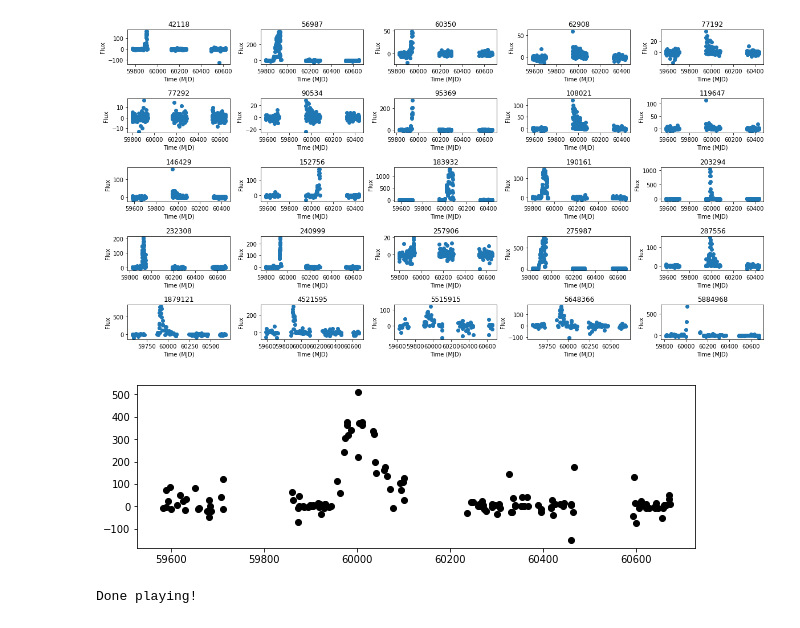
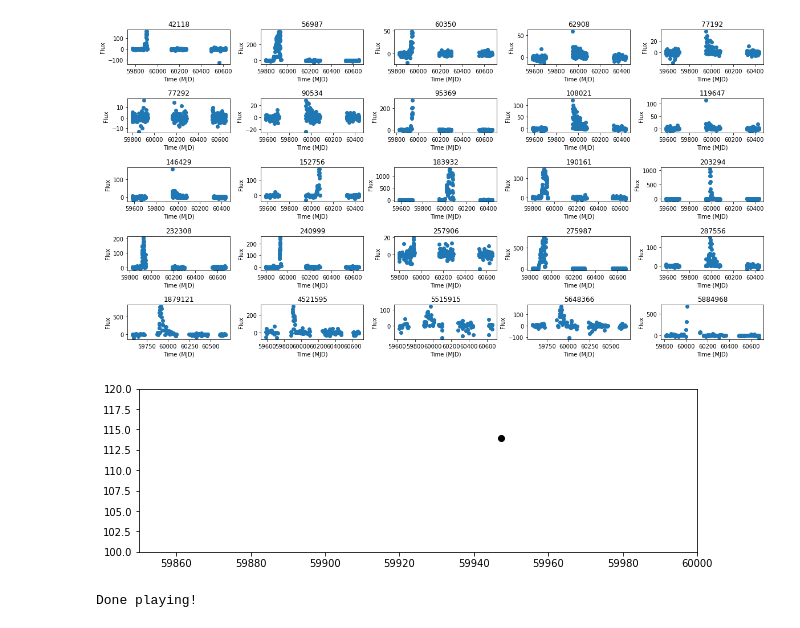
Before and after one commit to fedhere/LSSTsound, a Jupyter notebook: SNIBCsonify.ipynb, the cells around one changed output. Saved outputs shown, nothing was run; the diff lists cells and outputs as text; code cells hidden in the pictures.

```diff
--- a/SNIBCsonify.ipynb
+++ b/SNIBCsonify.ipynb
@@ -51,13 +51,17 @@ SNIBCinData
 #print(middleUniq.shape[0])
 #middleData
 # %%
-def plotObject(objectID):
+def plotObject(objectID, x0=None, x1=None, y0=None, y1=None):
     objData = SNIBCinData["object_id"].isin([objectID])
     objFiltered = SNIBCinData[objData]
     timeValue = objFiltered["mjd"]
     fluxValue = objFiltered["flux"]
     plt.figure(figsize=(10, 3))
     plt.plot(timeValue, fluxValue, 'o', color = "black")
+    if not (x0 is None) and not (x1 is None):
+        plt.xlim(x0,x1)
+    if not (y0 is None) and not (y1 is None):
+        plt.ylim(y0,y1)
 # %%
 def multiPlotObject(objectID):
     plt.figure(figsize=(10, 3))
@@ -177,5 +182,5 @@ for i in range(25):
-# %%
-plotObject(78927046)
-# %% [output]
-[figure, removed]
+# %%
+plotObject(119647, x0=59850, x1=60000, y0=100, y1=120)
+# %% [output]
+[figure, added]
 # %%
```
Also changed, not shown: parts of 6 cells of this notebook, 1 other file.
